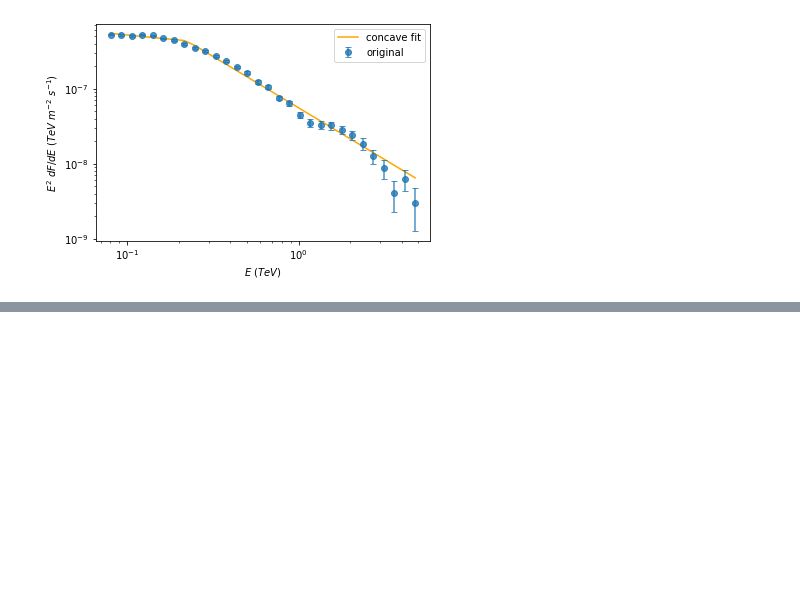
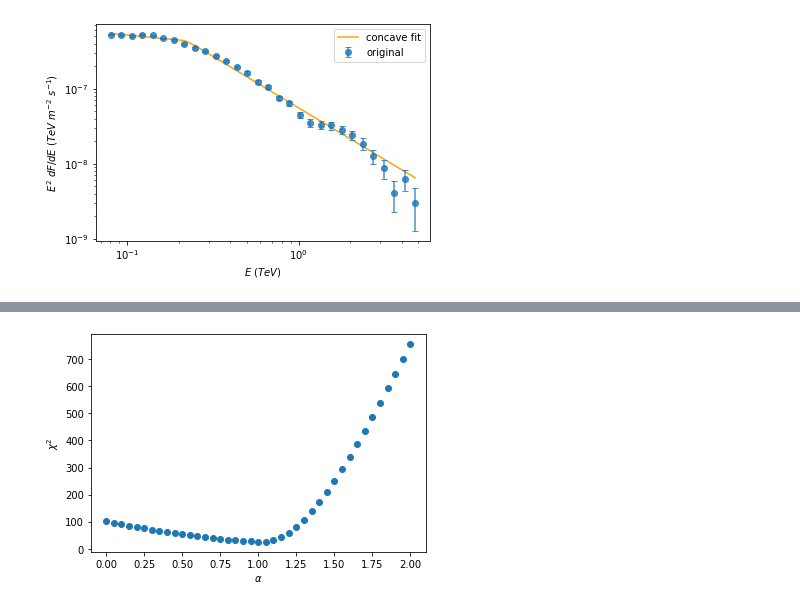
Before and after one commit to R-Grau/EBLpy, a Jupyter notebook: Multiple_Broken_power_law3.ipynb, the cells around one changed output, grey strips where cells are left out. Cells and saved outputs as stored; diff of their text form; code cells hidden in the pictures; blank space fills up the shorter version.

Commit message:
Update MBPWL3 and MBPWL_multiple2 and add a notebook with different options and more user friendly

```diff
--- a/Multiple_Broken_power_law3.ipynb
+++ b/Multiple_Broken_power_law3.ipynb
@@ -495,3 +478,85 @@ alpha =  0
 <ValueView x0=3.1406718613112394e-07 x1=0.22051725752335768 x2=1.073383948852383 x3=0.0 x4=0.0>
 <ErrorView x0=7.930286270854555e-09 x1=0.01266829757512844 x2=0.009523942572077332 x3=1.4144819583327357 x4=0.06508095844765645>
 [figure]
+# %%
+my_generator = np.random.default_rng(6)
+Simbckg1 = my_generator.poisson(bckgmu)
+# Simbckg1 = Simbckg1.astype(float)
+# for i in range(len(Simbckg1)):
+#     if Simbckg1[i] == 0:
+#         Simbckg1[i] = bckgmu[i]
+Simbckg1_u = np.sqrt(Simbckg1)
+Simbckg5 = my_generator.poisson(5*bckgmu)/5
+# Simbckg5 = Simbckg5.astype(float)
+# for i in range(len(Simbckg5)):
+#     if Simbckg5[i] == 0:
+#         Simbckg5[i] = bckgmu[i]
+Simbckg5_u = np.sqrt(Simbckg5)
+
+N = my_generator.poisson(mu_vec_reco)
+
+for i in range(len(N)): #this is used to avoid crashing when dividing by 0.
+    if N[i] == 0:
+        N[i] = 1
+N_u = np.sqrt(N)
+
+NpB = np.around(N + Simbckg1 - Simbckg5).astype(int)
+NpB_u = N_u + Simbckg1_u - Simbckg5_u
+
+dNdE_b = NpB[1:] / EffaA2[1:35] / Ebinsw[3:37] / time  #not strictly correct after energy migration
+dNdE_b_u = NpB_u[1:] / EffaA2[1:35] / Ebinsw[3:37] / time
+
+SED = np.square(E[3:37]) * dNdE_b
+SED_u = np.square(E[3:37]) * dNdE_b_u
+
+chisqs = []
+# alphas = np.arange(0,2.05,0.05) #if you want to change the alpha values
+alphas1 = np.arange(1.05,2.05,0.05)
+alphas2 = np.arange(1, -0.05, -0.05)
+alphas = np.append(alphas1, alphas2)
+
+alpha = 1
+dNdE2 = dNdE_b[4:] * np.exp(alpha*tau[7:37])
+dNdE2_u = dNdE_b_u[4:] * np.exp(alpha*tau[7:37])
+SED2 = np.square(E[7:37]) * dNdE2
+SED_u2 = np.square(E[7:37]) * dNdE2_u
+ydata = SED2
+xdata = E[7:37]
+knots = 3
+ydata_u = SED_u2
+initial_guess = np.array([5e-7, 0, 0, 0, 0]) #phi_0, lam1, deltas (len(deltas)=knots))
+things = multiple_bpl_fit(initial_guess=initial_guess)
+
+
+initial_guess_mat = np.zeros((len(alphas)+1, 5))
+initial_guess_mat[0] = things.values #phi_0, lam1, deltas (len(deltas)=knots))
+
+for i in range(len(alphas)):
+    alpha = alphas[i]
+    print("alpha = ", alpha)
+    dNdE2 = dNdE_b[4:] * np.exp(alpha*tau[7:37])
+    dNdE2_u = dNdE_b_u[4:] * np.exp(alpha*tau[7:37])
+    SED2 = np.square(E[7:37]) * dNdE2
+    SED_u2 = np.square(E[7:37]) * dNdE2_u
+    ydata = SED2
+    xdata = E[7:37]
+    knots = 3
+    ydata_u = SED_u2
+    # initial_guess = np.array([5e-7, 0, 0, 0, 0])
+    initial_guess = initial_guess_mat[i]
+    if alpha == 1.:
+        initial_guess = initial_guess_mat [0]
+    things = multiple_bpl_fit(initial_guess=initial_guess)
+    if i < (len(alphas)):
+        initial_guess_mat[i+1] = things.values
+    chi2 = chisq(SED2, multiple_bpl(E[7:37], things.values), SED_u2)
+    chisqs.append(chi2)
+
+plt.plot(alphas, chisqs, 'o')
+#plt.yscale('log')
+# plt.xlim(0.75,1.15)
+# plt.ylim(30,40)
+plt.xlabel(r'$\alpha$')
+plt.ylabel(r'$\chi^2$')
+plt.show()
+# %% [output]
@@ -497,0 +580 @@ alpha =  0
+[figure, added]
```
Also changed, not shown: parts of 3 cells of this notebook, 2 other files.
